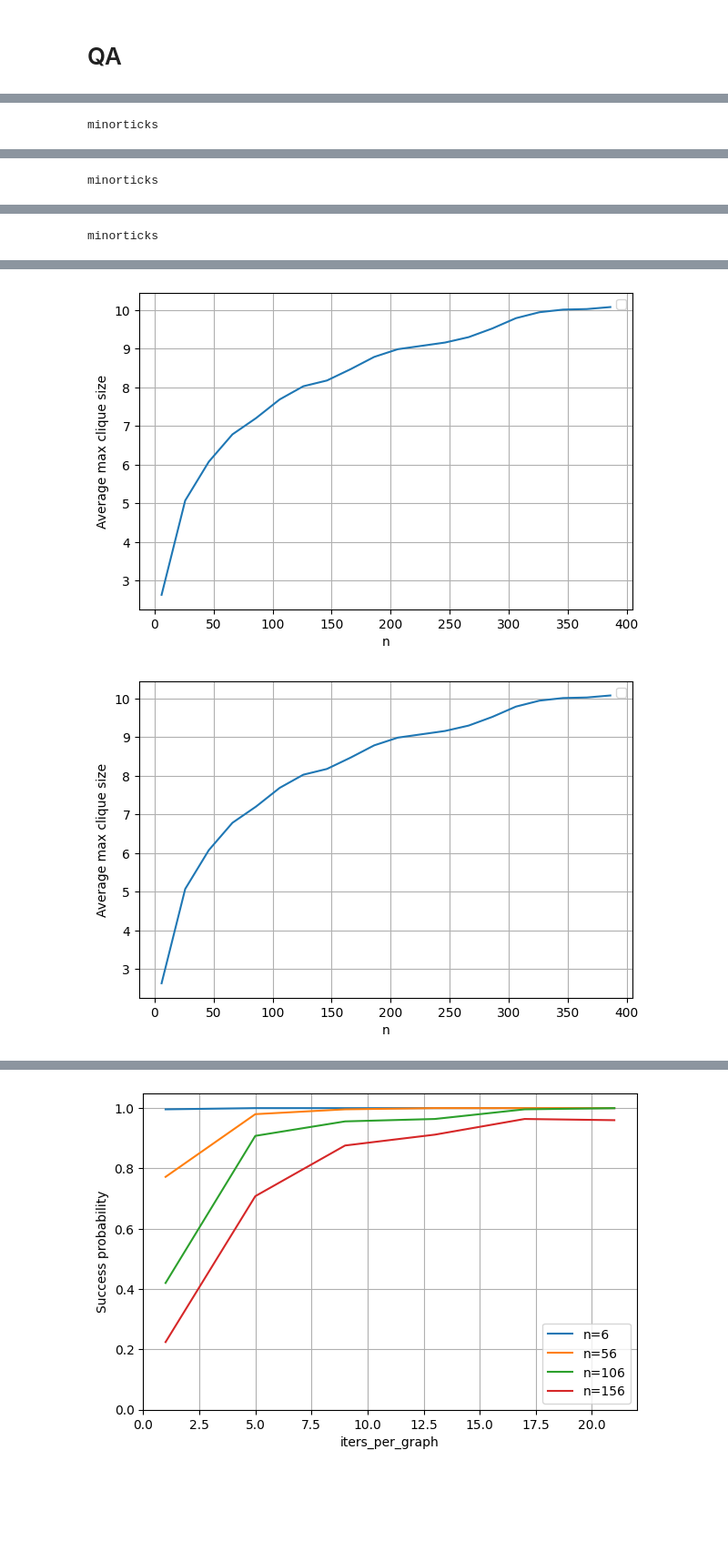
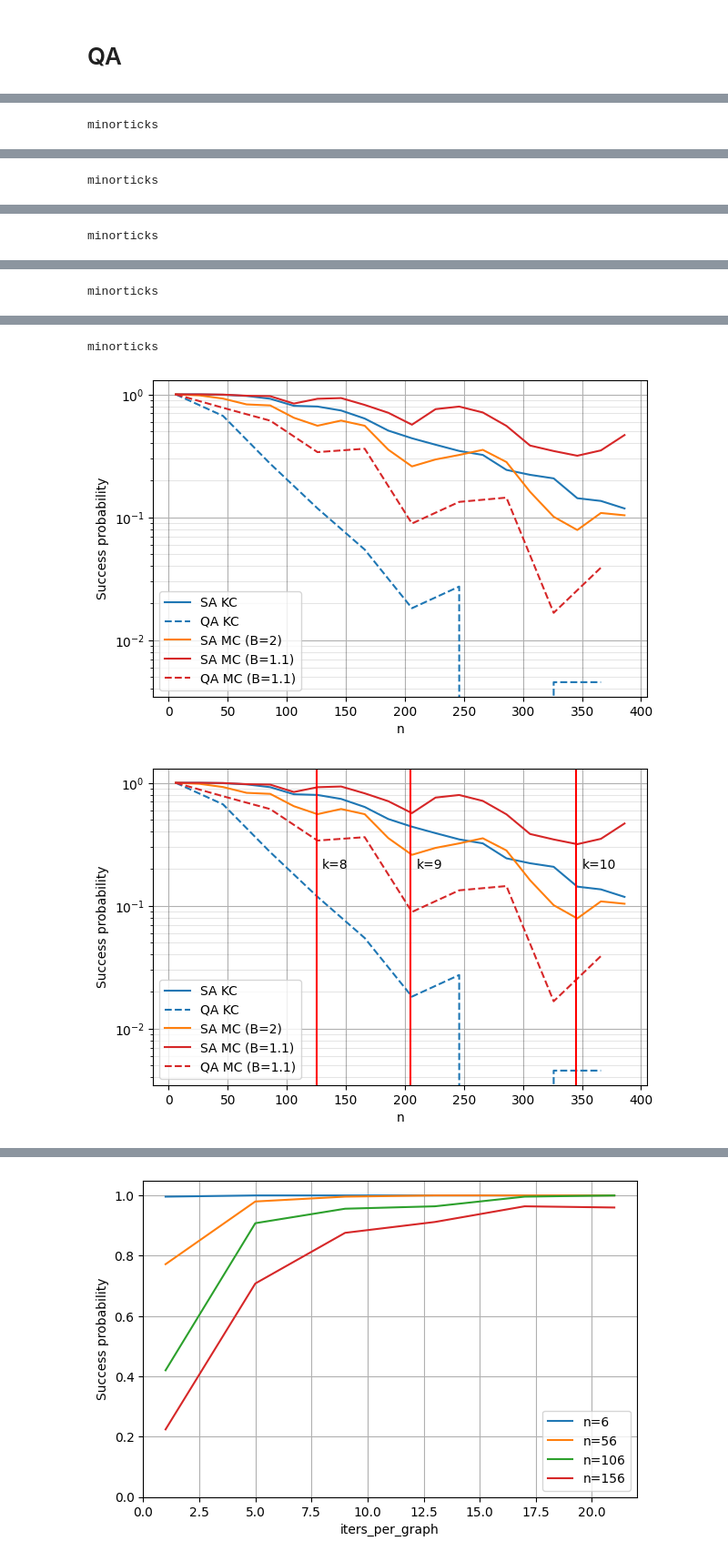
Before and after one commit to AlenLeban/KvantneKlike, a Jupyter notebook: visualize.ipynb, the cells around one changed output, grey strips where cells are left out. Shown at 91% size. Drawn from its saved outputs; the diff is of its cells as text; code cells hidden in the pictures; blank space fills up the shorter version.

```diff
--- a/visualize.ipynb
+++ b/visualize.ipynb
@@ -5,8 +6,11 @@ import numpy as np
 # %%
 # k-clique solution probability with graph density p
+
+
+
 def plot_success_prob_for_var(filename, var_names, title=None, plots=["found_solution"], fig_filename=None, interpret_metric=None, interpret_solution=None, ylim=(0, 1.05),
                               relative_to_first_value=False, figsize=(7, 4), fig=None, plot_labels=None, grid=True, colors=None, alphas=None, patterns=None, yscale=None, ylabel="Success probability",
-                              second_var_labels=None, use_labels=True, yoffset=0, xlabel=None, top=None, right=None, bottom=None, left=None, output_dpi=None):
+                              second_var_labels=None, use_labels=True, yoffset=0, xlabel=None, top=None, right=None, bottom=None, left=None, output_dpi=None, force_integer_xticks=False, legend_font_size="medium", xscale="linear"):
     with open(filename, "r") as f:
         benchmark_results = json.load(f)
 
@@ -28,6 +32,7 @@ def plot_success_prob_for_var(filename, var_names, title=None, plots=["found_sol
     if bottom:
         plt.subplots_adjust(bottom=bottom)
     # plt.subplots_adjust(right=0.98)
+
     w = 0.4
     num_problem_sizes = len(benchmark_results["problem_sizes"])
     main_var = np.sort(np.unique(np.array([s[var_names[0]] for s in benchmark_results["problem_sizes"]])))
@@ -81,7 +86,11 @@ def plot_success_prob_for_var(filename, var_names, title=None, plots=["found_sol
         plt.ylim(ylim)
     if yscale:
         plt.yscale(yscale)
-    plt.legend()
+    plt.xscale(xscale)
+    plt.legend(fontsize=legend_font_size)
+    if force_integer_xticks:
+        ax = new_fig.gca()
+        ax.xaxis.set_major_locator(MaxNLocator(integer=True))
     if fig_filename:
         plt.savefig(fig_filename, dpi=output_dpi)
     plt.show()
@@ -300,10 +396,17 @@ plot_circuit_infos("benchmarkResults/qaoa_results_maxclique_p_oneiter_noisy.json
 # %%
 fig = plot_success_prob_for_var("benchmarkResults/qa_results_kclique_n.json", ["n"],
-                          plots=["found_solution"], yscale="log", ylim=None, plot_labels=["QA KClique"])
+                          plots=["found_solution"], yscale="log", ylim=None, plot_labels=["SA KC"], colors=["tab:blue"])
+fig = plot_success_prob_for_var("benchmarkResults/qa_results_kclique_n_noisy.json", ["n"],
+                          plots=["found_solution"], yscale="log", ylim=None, plot_labels=["QA KC"], colors=["tab:blue"], patterns=["--"], fig=fig)
+# fig = plot_success_prob_for_var("benchmarkResults/qa_results_kclique_n_new.json", ["n"], title=None,
+#                           plots=["found_solution"], yscale="log", ylim=None, plot_labels=["QA MaxClique (B=1.1) new"], fig=fig)
 fig = plot_success_prob_for_var("benchmarkResults/qa_results_maxclique_n.json", ["n"],
-                          plots=["found_solution"], yscale="log", ylim=None, plot_labels=["QA MaxClique (B=2)"], fig=fig)
+                          plots=["found_solution"], yscale="log", ylim=None, plot_labels=["SA MC (B=2)"], colors=["tab:orange"], fig=fig)
 fig = plot_success_prob_for_var("benchmarkResults/qa_results_maxclique_n_b_1_1.json", ["n"], title=None,
-                          plots=["found_solution"], yscale="log", ylim=None, plot_labels=["QA MaxClique (B=1.1)"], fig=fig, fig_filename="Figures/qa_clique_n_b")
+                          plots=["found_solution"], yscale="log", ylim=None, plot_labels=["SA MC (B=1.1)"], fig=fig, colors=["tab:red"])
+fig = plot_success_prob_for_var("benchmarkResults/qa_results_maxclique_n_b_1_1_noisy.json", ["n"], title=None,
+                          plots=["found_solution"], yscale="log", ylim=None, plot_labels=["QA MC (B=1.1)"], fig=fig, colors=["tab:red"], patterns=["--"], fig_filename="Figures/qa_clique_n_b_new")
+
 
 plt.figure(fig)
 ks = [8, 9, 10]
@@ -319,7 +422,7 @@ plt.show()
 # fig = plot_success_prob_for_var("benchmarkResults/qa_results_maxclique_n.json", ["n"], ylabel="Probability",
 #                           plots=["is_size_k"], yscale="log", ylim=None, plot_labels=["is_size_k"], interpret_metric=["per_iter"],
 #                           fig=fig)
-plot_success_prob_for_var("benchmarkResults/qa_results_maxclique_n.json", ["n"], ylabel="Average max clique size",
+plot_success_prob_for_var("benchmarkResults/qa_qutip_results_maxclique_n.json", ["n"], ylabel="Average max clique size",
                           plots=["k"], yscale="linear", ylim=None, plot_labels=[""], interpret_metric=["per_graph"], fig_filename="Figures/qa_maxclique_k")
 
 # fig = plot_success_prob_for_var("benchmarkResults/qa_results_maxclique_n.json", ["n"],
@@ -335,0 +439 @@ minorticks
+minorticks
@@ -337,2 +441,3 @@ minorticks
+minorticks
-[figure, old version]
+[figure, new version]
-[figure, old version]
+[figure, new version]
```
Also changed, not shown: parts of 15 cells of this notebook, 46 other files.
